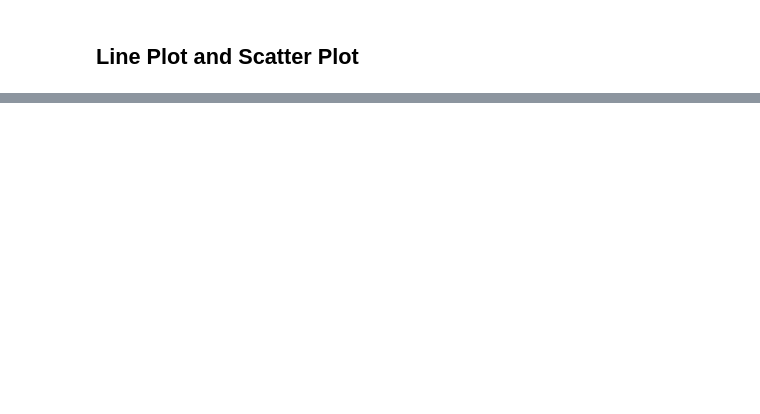
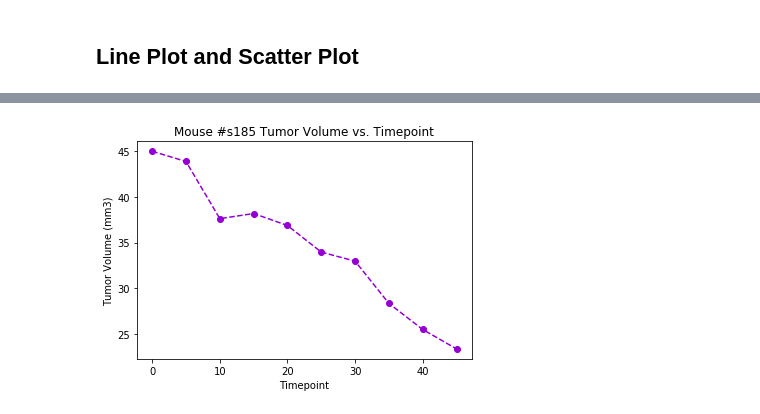
Before and after one commit to golson002/05-MatPlotLib-Challenge, a Jupyter notebook: Pymaceuticals/MatPlotLib_Submission.ipynb, the cells around one changed output, grey strips where cells are left out. Drawn from its saved outputs; the diff is of its cells as text; code cells hidden in the pictures; blank space fills up the shorter version.

```diff
--- a/Pymaceuticals/MatPlotLib_Submission.ipynb
+++ b/Pymaceuticals/MatPlotLib_Submission.ipynb
@@ -491,2 +546,7 @@ plt.show()
 # %% [markdown]
 ## Line Plot and Scatter Plot
+# %%
+# Locate all Mouse IDs that were treated with the Capomulin drug
+capomulin_mice = reduced_mice_df.loc[reduced_mice_df['Drug Regimen'] == 'Capomulin']
+capomulin_mice
+capomulin_mice['Mouse ID'].unique()
@@ -492,0 +558,4 @@ plt.show()
+# %%
+# Locate all rows of data for the mouse s185 to create a line plot
+capomulin_mice_data = capomulin_mice.loc[capomulin_mice['Mouse ID'] == 's185']
+capomulin_mice_data
@@ -492,0 +574,12 @@ plt.show()
+# %%
+# Create a line plot of Timepoint vs. Tumor Volume for mouse #s185
+x_axis_lp = capomulin_mice_data['Timepoint']
+y_axis_lp = capomulin_mice_data['Tumor Volume (mm3)']
+
+plt.plot(x_axis_lp, y_axis_lp, '--', label = 'Tumor Volume', marker = 'o', color = 'darkviolet')
+plt.xlabel('Timepoint')
+plt.ylabel('Tumor Volume (mm3)')
+plt.title('Mouse #s185 Tumor Volume vs. Timepoint', fontsize = 12)
+plt.show()
+# %% [output]
+[figure, added]
```
Also changed, not shown: parts of 17 cells of this notebook.
